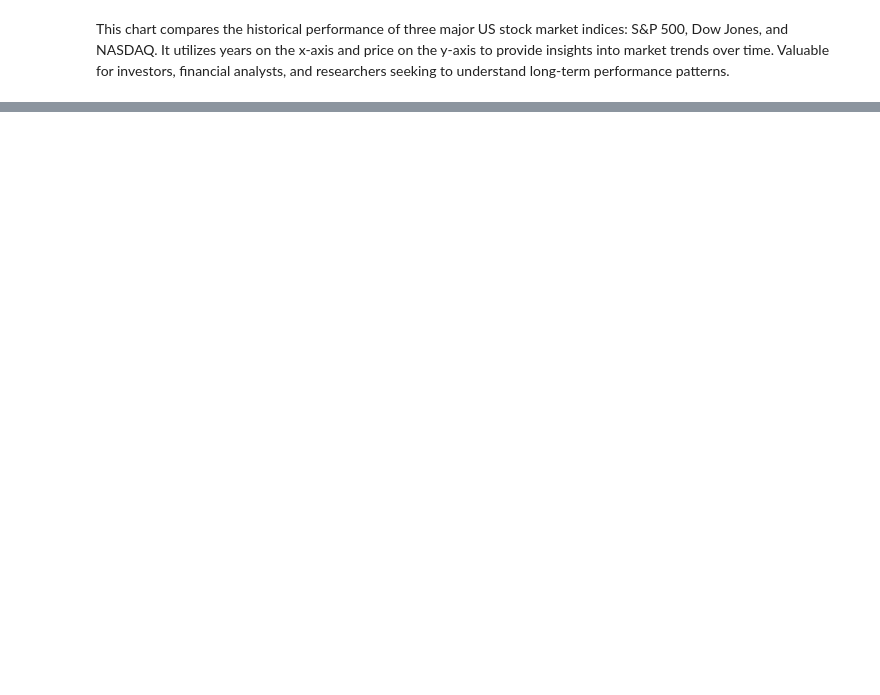
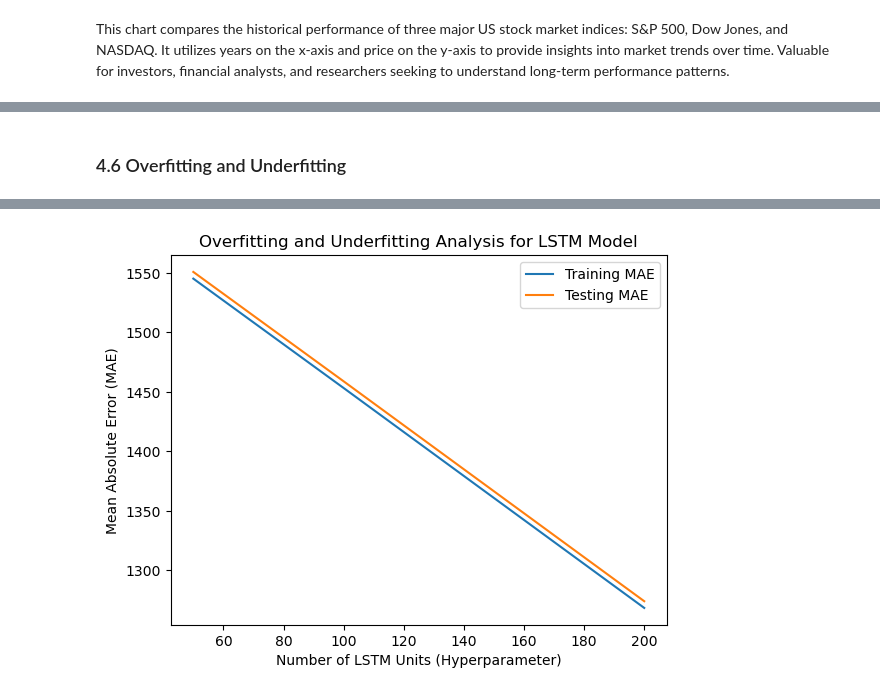
Before and after one commit to borisov5/Machine-Learning-September-2023, a Jupyter notebook: My Project/my_project.ipynb, the cells around one changed output, grey strips where cells are left out. Cells and saved outputs as stored; diff of their text form; code cells hidden in the pictures; blank space fills up the shorter version.

```diff
--- a/My Project/my_project.ipynb
+++ b/My Project/my_project.ipynb
@@ -132,0 +267,15 @@ Make decisions for future enhancements and adjustments.
+# %%
+# Use the trained LSTM model to make predictions on the test data
+y_pred_scaled = model.predict(X_test_scaled)
+
+# Inverse transform to obtain the original data scale for the target variable
+y_pred = y_pred_scaled  # No need to use the scaler for inverse transformation
+
+# Calculate Mean Absolute Error (MAE)
+mae = mean_absolute_error(y_test, y_pred)
+
+# Calculate Mean Squared Error (MSE)
+mse = mean_squared_error(y_test, y_pred)
+
+print(f"Mean Absolute Error (MAE): {mae}")
+print(f"Mean Squared Error (MSE): {mse}")
@@ -132,0 +339,39 @@ Make decisions for future enhancements and adjustments.
+# %% [markdown]
+### 4.6 Overfitting and Underfitting
+# %%
+# Assuming you have a sequence length 't'
+t = X_train.shape[1]
+
+# Initialize a list to store MAE for both training and testing data
+train_mae = []
+test_mae = []
+
+# Define a range of hyperparameter values to experiment with
+hyperparameter_values = [50, 100, 200]
+
+# Iterate through hyperparameter values
+for hyperparameter in hyperparameter_values:
+    model = Sequential()
+    model.add(LSTM(units=hyperparameter, input_shape=(t, 1)))  # Only two dimensions (samples, time steps)
+    model.add(Dense(1))
+
+    model.compile(optimizer='adam', loss='mean_squared_error')
+    model.fit(X_train, y_train, epochs=50, batch_size=64)
+
+    # Make predictions on the training data
+    y_train_pred = model.predict(X_train)
+    train_mae.append(mean_absolute_error(y_train, y_train_pred))
+
+    # Make predictions on the testing data
+    y_test_pred = model.predict(X_test)
+    test_mae.append(mean_absolute_error(y_test, y_test_pred))
+
+# Plot the training and testing MAE values against the hyperparameter values
+plt.plot(hyperparameter_values, train_mae, label='Training MAE')
+plt.plot(hyperparameter_values, test_mae, label='Testing MAE')
+plt.xlabel('Number of LSTM Units (Hyperparameter)')
+plt.ylabel('Mean Absolute Error (MAE)')
+plt.legend()
+plt.title('Overfitting and Underfitting Analysis for LSTM Model')
+plt.show()
+# %% [output]
@@ -132,0 +395 @@ Make decisions for future enhancements and adjustments.
+[figure, added]
```
Also changed, not shown: parts of 39 cells of this notebook, 1 other file.
